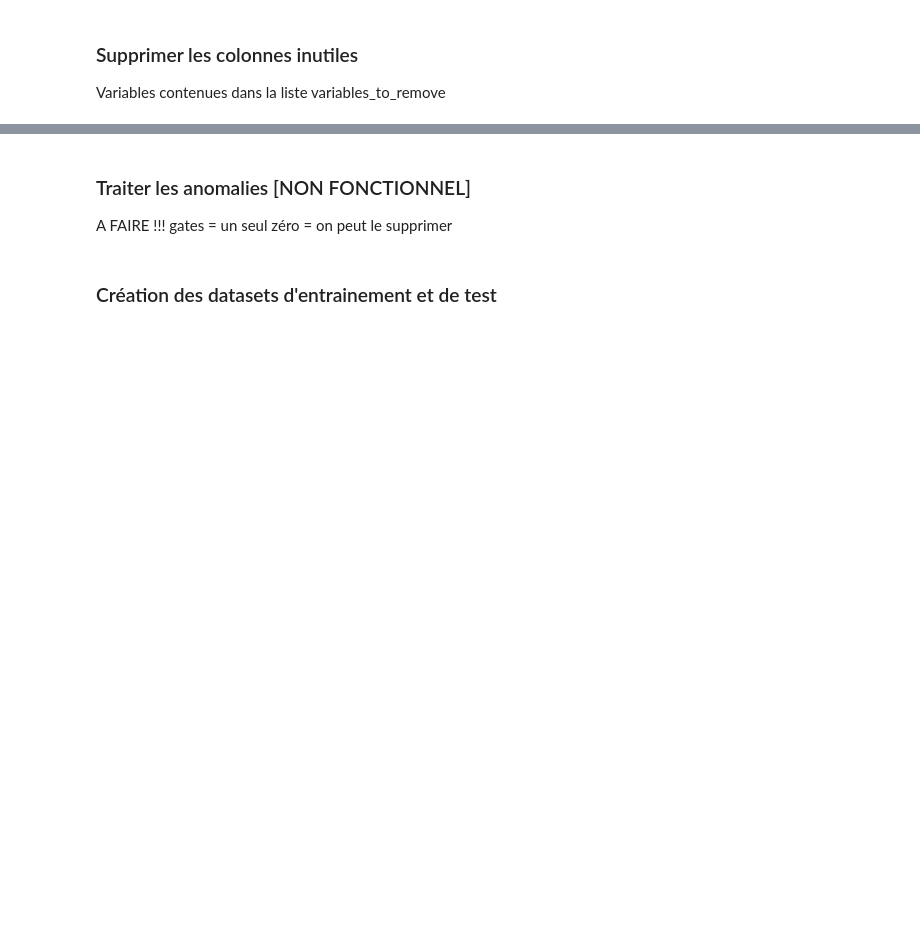
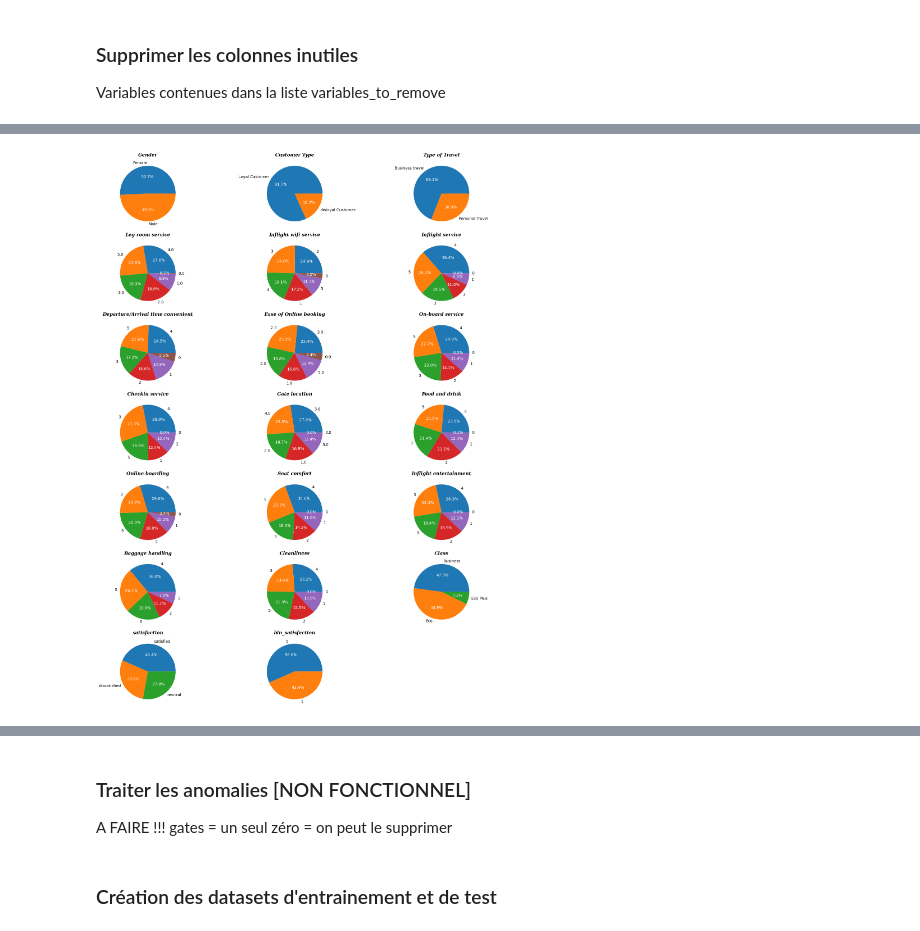
Before and after one commit to ophelie-gaudin/4MLSP-project, a Jupyter notebook: 1- pretraitement.ipynb, the cells around one changed output, grey strips where cells are left out. Cells and saved outputs as stored; diff of their text form; code cells hidden in the pictures; blank space fills up the shorter version.

```diff
--- a/1- pretraitement.ipynb
+++ b/1- pretraitement.ipynb
@@ -81 +86,9 @@ df = pd.read_csv("project.csv")
+# %%
+df['bin_satisfaction'] = df['satisfaction'].replace({
+    'dissatisfied': 0,
+    'neutral': 0,
+    'satisfied': 1
+})
+
+print(df["bin_satisfaction"].value_counts())
 # %% [markdown]
@@ -164,13 +166,9 @@ Name: count, Length: 4415, dtype: int64
 # %%
 variables_to_remove = ["Unnamed: 0", "id"]
 bin_variables = ["Gender", "Customer Type", "Type of Travel" ]
+num_variables = ["Leg room service", "Age", "Flight Distance", "Departure Delay in Minutes", "Arrival Delay in Minutes", "Inflight service", "Inflight wifi service", "On-board service", "Checkin service", "Departure/Arrival time convenient", "Ease of Online booking", "Gate location", "Food and drink", "Online boarding", "Baggage handling", "Seat comfort", "Inflight entertainment", "Cleanliness"]
+ord_variables = ["Class"]
+targets= ["satisfaction", "Price", "bin_satisfaction"]
 
-targets= ["satisfaction", "Price"]
-
-# Test 1 : échelles de satisfaction avec 0 = absence du service (gênant car n'entre pas vraiment dans l'évaluation, puisque absence du service)
-# num_variables = ["Age", "Flight Distance", "Departure Delay in Minutes", "Arrival Delay in Minutes"]
-# ord_variables = ["Class", "Inflight wifi service", "Departure/Arrival time convenient", "Ease of Online booking", "Gate location", "Food and drink", "Online boarding", "Seat comfort", "Inflight entertainment", "Cleanliness" ]
-
-# Test 2: échelles de staisfaction perçues comme des nombres
-num_variables = ["Leg room service", "Age", "Flight Distance", "Departure Delay in Minutes", "Arrival Delay in Minutes", "Inflight wifi service", "Departure/Arrival time convenient", "Ease of Online booking", "Gate location", "Food and drink", "Online boarding", "Seat comfort", "Inflight entertainment", "Cleanliness"]
-ord_variables = ["Class"]
+#Just for visualization
+cat_variables= ["Gender", "Customer Type", "Type of Travel", "Leg room service", "Inflight wifi service", "Inflight service", "Departure/Arrival time convenient", "Ease of Online booking", "On-board service", "Checkin service", "Gate location", "Food and drink", "Online boarding", "Seat comfort", "Inflight entertainment", "Baggage handling", "Cleanliness", "Class", "satisfaction", "bin_satisfaction"]
@@ -215,0 +204,22 @@ df = df.drop(variables_to_remove, axis=1)
+# %%
+# Visualisation frequence/répartition for cat_variables
+
+fig, ax = plt.subplots((len(cat_variables) + 2) // 3, 3, figsize=(16, 20))
+ax = ax.flatten()
+for i in range(len(cat_variables)):
+    _, _, autotexts = ax[i].pie(df[cat_variables[i]].value_counts(),
+              labels=df[cat_variables[i]].value_counts().index,
+              textprops={'fontsize': 10, 'color': 'black'},
+              autopct='%1.1f%%'
+              )
+    for autotext in autotexts:
+        autotext.set_color('white')
+    ax[i].set_title(cat_variables[i], fontsize=12,
+                    fontweight='bold', fontstyle='italic',
+                    fontfamily='serif', color='black')
+for i in range(len(cat_variables), len(ax)):
+    fig.delaxes(ax[i])
+plt.tight_layout()
+plt.show()
+# %% [output]
+[figure, added]
```
Also changed, not shown: parts of 31 cells of this notebook, 1 other file.
